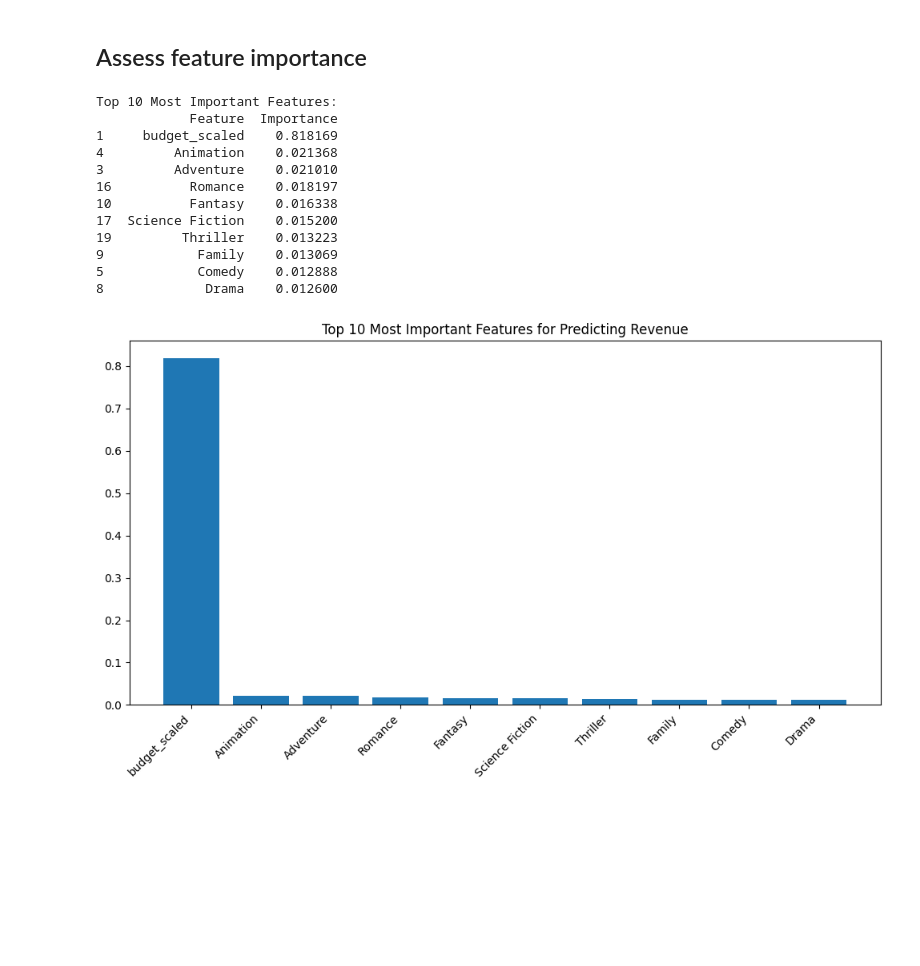
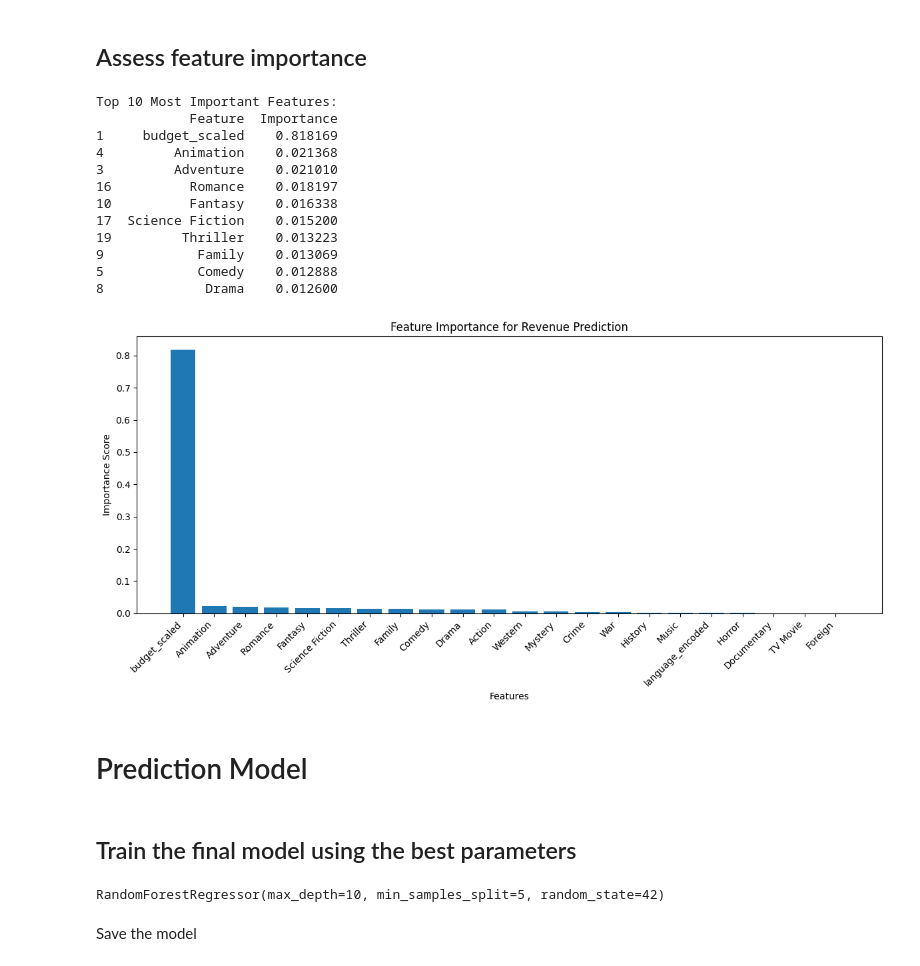
Before and after one commit to Agnieszkalukasiak/Film_Hit_prediction, a Jupyter notebook: jupyter_notebooks/modeling_evaluation.ipynb, the cells around one changed output. Cells and saved outputs as stored; diff of their text form; code cells hidden in the pictures; blank space fills up the shorter version.

Commit message:
add  feature importnace assessment, building prediction model

```diff
--- a/jupyter_notebooks/modeling_evaluation.ipynb
+++ b/jupyter_notebooks/modeling_evaluation.ipynb
@@ -214,34 +214,38 @@ feature_importance = pd.DataFrame({
     'Feature': X_train_final.columns,
     'Importance': best_models['Random Forest'].feature_importances_
 })
 
 # Sort by importance and show top features
 feature_importance = feature_importance.sort_values('Importance', ascending=False)
 
 # Print feature importance
 print("\nTop 10 Most Important Features:")
 print(feature_importance.head(10))
 
 # Optional: Create a bar plot of feature importance
 import matplotlib.pyplot as plt
 
-plt.figure(figsize=(10, 6))
-plt.bar(feature_importance['Feature'][:10], feature_importance['Importance'][:10])
+plt.figure(figsize=(12, 6))
+plt.bar(feature_importance['Feature'], feature_importance['Importance'])
 plt.xticks(rotation=45, ha='right')
-plt.title('Top 10 Most Important Features for Predicting Revenue')
+plt.title('Feature Importance for Revenue Prediction')
+plt.xlabel('Features')
+plt.ylabel('Importance Score')
 plt.tight_layout()
 plt.show()
 # %% [output]
 Top 10 Most Important Features:
             Feature  Importance
 1     budget_scaled    0.818169
 4         Animation    0.021368
 3         Adventure    0.021010
 16          Romance    0.018197
 10          Fantasy    0.016338
 17  Science Fiction    0.015200
 19         Thriller    0.013223
 9            Family    0.013069
 5            Comedy    0.012888
 8             Drama    0.012600
-[figure, old version]
+[figure, new version]
+# %% [markdown]
+# Prediction Model
@@ -247,0 +258,15 @@ Top 10 Most Important Features:
+# %% [markdown]
+## Train the final model using the best parameters
+# %%
+final_model = RandomForestRegressor(
+    max_depth=10,
+    min_samples_split=5,
+    n_estimators=100,
+    random_state=42
+)
+
+final_model.fit(X_train_final, y_train.values.ravel())
+# %% [output]
+RandomForestRegressor(max_depth=10, min_samples_split=5, random_state=42)
+# %% [markdown]
+Save the model
```
Also changed, not shown: parts of 10 cells of this notebook, 1 other file.
